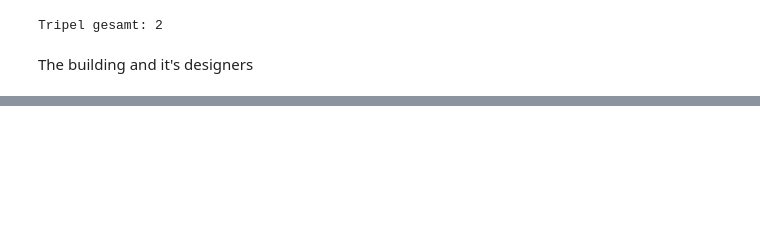
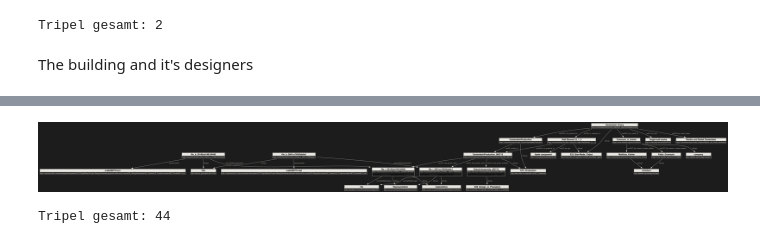
Before and after one commit to AdrianPoellinger/27_DCA_Ingest, a Jupyter notebook: notebooks/DCA_Gantenbein_Knowledge_Graph.ipynb, the cells around one changed output, grey strips where cells are left out. Saved outputs shown, nothing was run; the diff lists cells and outputs as text; code cells hidden in the pictures; blank space fills up the shorter version.

Commit message:
Finished new simple version of KG

```diff
--- a/notebooks/DCA_Gantenbein_Knowledge_Graph.ipynb
+++ b/notebooks/DCA_Gantenbein_Knowledge_Graph.ipynb
@@ -24,15 +24,29 @@ We have to install the following packages:
 %%capture
 !pip3 install rdflib pydotplus SPARQLWrapper
 # %%
-#import rdflib
 from rdflib import Graph, Namespace, URIRef, Literal
-from rdflib.namespace import DC, RDF, FOAF, RDFS, XSD #import already in RDFlib integrated namespaces
-#for visualization
+from rdflib.namespace import RDF, RDFS, XSD
+# for visualization
 import io
+import re
 import pydotplus
 from IPython.display import display, Image
 from rdflib.tools.rdf2dot import rdf2dot
-#for json
-import json
+
+# Namespaces
+CRM = Namespace("http://www.cidoc-crm.org/cidoc-crm/")
+DBO = Namespace("http://dbpedia.org/ontology/")
+WKD = Namespace("https://www.wikidata.org/wiki/")
+AAT = Namespace("http://vocab.getty.edu/aat/")
+RICO = Namespace("https://www.ica.org/standards/RiC/ontology#")
+PREMIS = Namespace("http://www.loc.gov/premis/rdf/v3/")
+DCA_PER = Namespace("https://konstruktionsarchiv.ethz.ch/person/")
+DCA_PO = Namespace("https://konstruktionsarchiv.ethz.ch/physical_object/")
+DCA_EV = Namespace("https://konstruktionsarchiv.ethz.ch/event/")
+DCA_ID = Namespace("https://konstruktionsarchiv.ethz.ch/id/")
+DCA_PR = Namespace("https://dca.ethz.ch/procedure/")
+DCA_INS = Namespace("https://konstruktionsarchiv.ethz.ch/id/ifc_instance/")
+DOCUTEAM = Namespace("http://docuteam.ch/vocab/instantiationcategory/")
+BOT = Namespace("https://w3id.org/bot#")
 # %%
 # helper function for visualizing RDF graphs
@@ -219 +195,11 @@ print(f"Tripel gesamt: {len(g_all)}")
 Tripel gesamt: 42
+# %%
+# Add new information to the graph (simple g.add pattern)
+g.add((DCA_PO.GantenbeinVinery, CRM.P50_has_current_keeper, DCA_PER.Martha_und_Daniel_Gantenbein))
+g.add((DCA_PER.Martha_und_Daniel_Gantenbein, RDFS.label, Literal("Martha und Daniel Gantenbein", lang="de")))
+
+visualize(g)
+print(f"Tripel gesamt: {len(g)}")
+# %% [output]
+[figure, added]
+Tripel gesamt: 44
```
Also changed, not shown: parts of 8 cells of this notebook, 1 other file.
